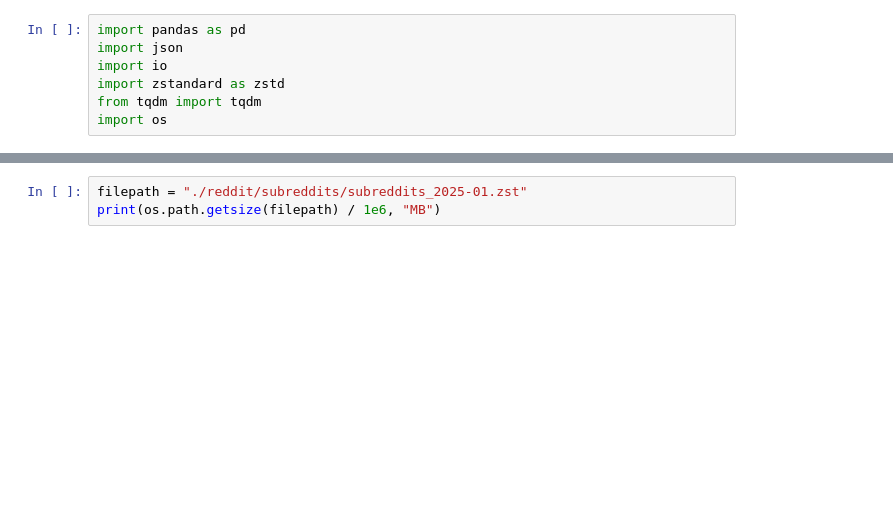
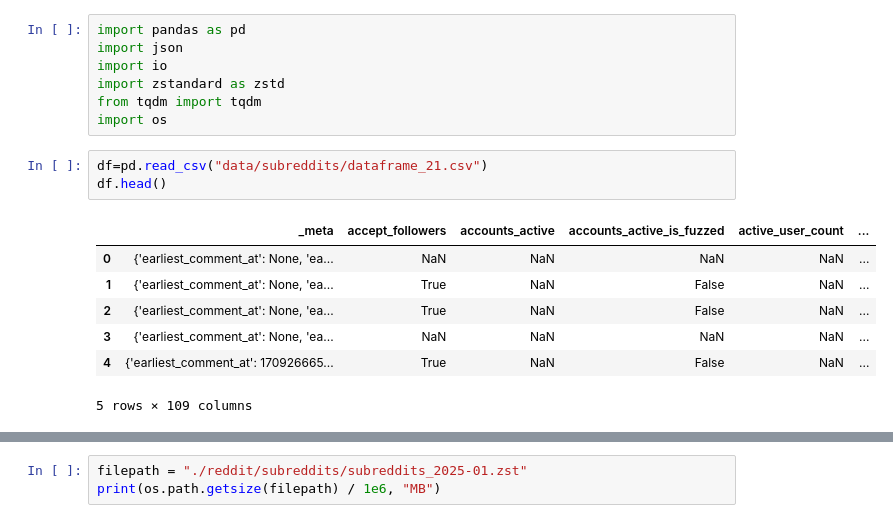
Before and after one commit to JulieTTNguyen/Project-Assignment, a Jupyter notebook: load_wiki_2.ipynb, the cells around one changed output, grey strips where cells are left out. Drawn from its saved outputs; the diff is of its cells as text; blank space fills up the shorter version.

```diff
--- a/load_wiki_2.ipynb
+++ b/load_wiki_2.ipynb
@@ -5,3 +5,14 @@ import io
 import zstandard as zstd
 from tqdm import tqdm
 import os
+# %%
+df=pd.read_csv("data/subreddits/dataframe_21.csv")
+df.head()
+# %% [output]
+|  | _meta | accept_followers | accounts_active | accounts_active_is_fuzzed | active_user_count | ... |
+| 0 | {'earliest_comment_at': None, 'ea... | NaN | NaN | NaN | NaN | ... |
+| 1 | {'earliest_comment_at': None, 'ea... | True | NaN | False | NaN | ... |
+| 2 | {'earliest_comment_at': None, 'ea... | True | NaN | False | NaN | ... |
+| 3 | {'earliest_comment_at': None, 'ea... | NaN | NaN | NaN | NaN | ... |
+| 4 | {'earliest_comment_at': 170926665... | True | NaN | False | NaN | ... |
+5 rows × 109 columns
```
Also changed, not shown: parts of 2 cells of this notebook, 3 other files.
